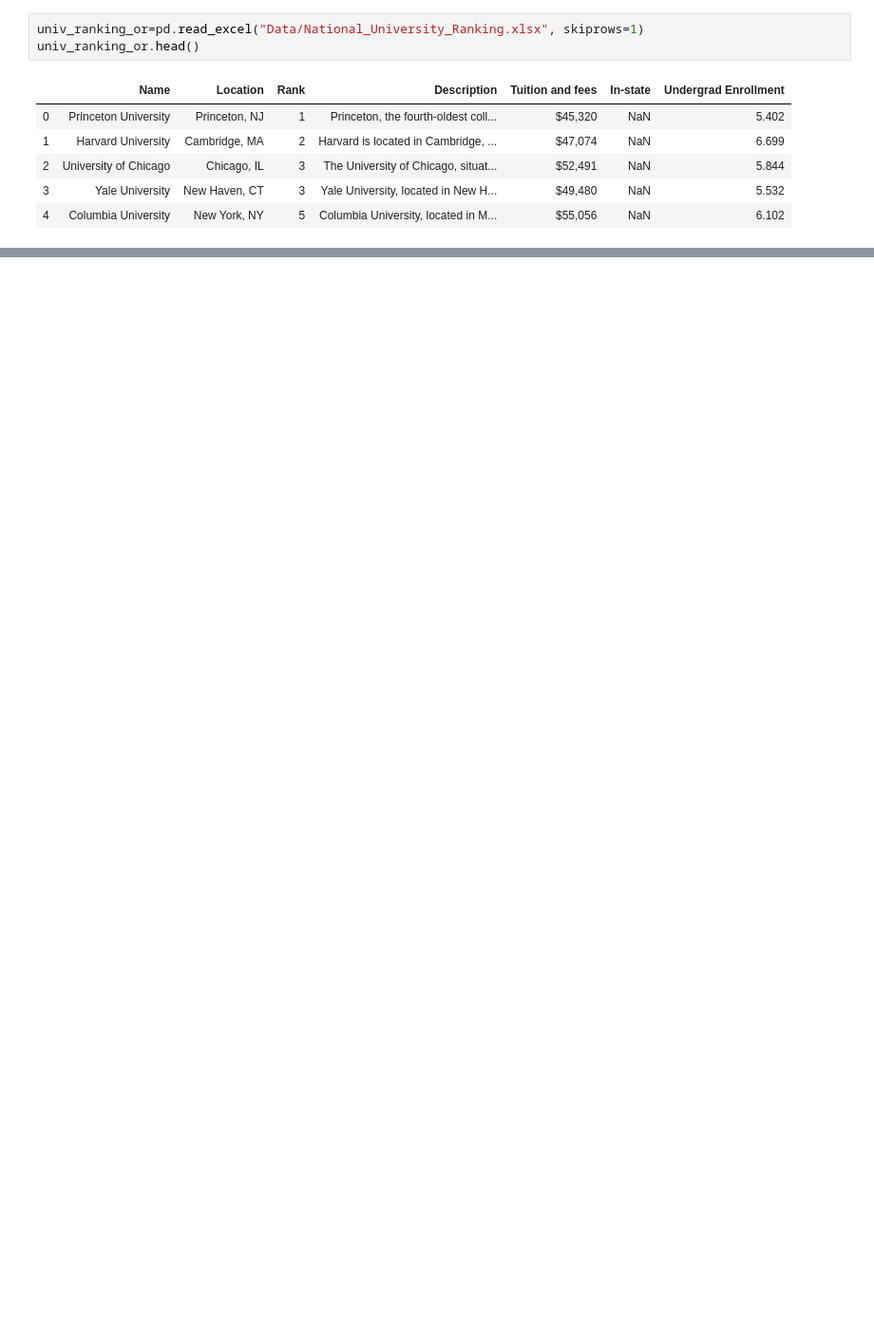
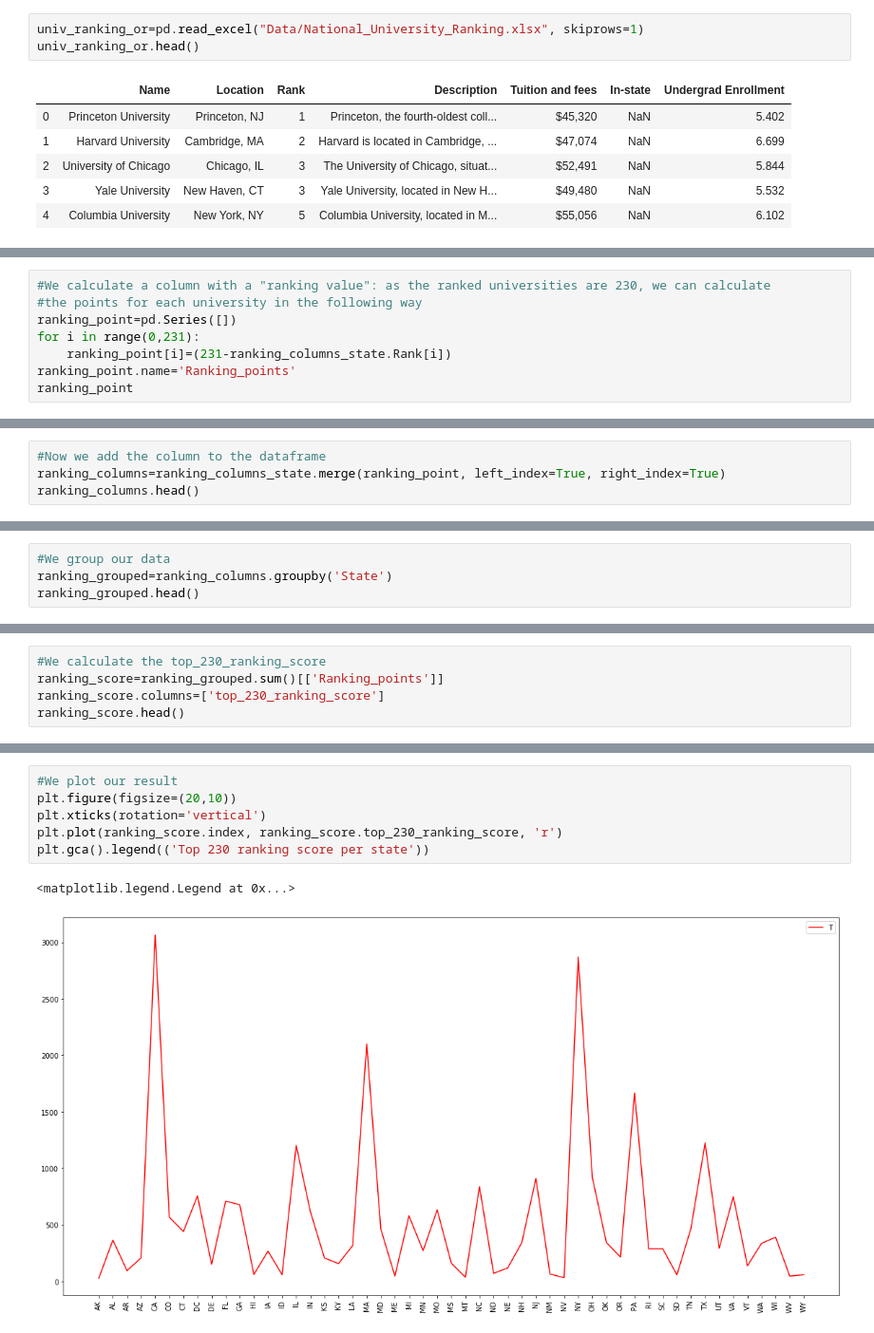
Before and after one commit to steber97/RecursionFairies_AdaProject, a Jupyter notebook: csv_datasets.ipynb, the cells around one changed output, grey strips where cells are left out. Shown: that part at 95% size. Drawn from its saved outputs; the diff is of its cells as text; blank space fills up the shorter version.

```diff
--- a/csv_datasets.ipynb
+++ b/csv_datasets.ipynb
@@ -541,0 +679,8 @@ univ_ranking_or.head()
+# %%
+#We calculate a column with a "ranking value": as the ranked universities are 230, we can calculate
+#the points for each university in the following way
+ranking_point=pd.Series([])
+for i in range(0,231):
+    ranking_point[i]=(231-ranking_columns_state.Rank[i])
+ranking_point.name='Ranking_points'
+ranking_point
@@ -541,0 +700,4 @@ univ_ranking_or.head()
+# %%
+#Now we add the column to the dataframe
+ranking_columns=ranking_columns_state.merge(ranking_point, left_index=True, right_index=True)
+ranking_columns.head()
@@ -541,0 +714,4 @@ univ_ranking_or.head()
+# %%
+#We group our data
+ranking_grouped=ranking_columns.groupby('State')
+ranking_grouped.head()
@@ -541,0 +732,5 @@ univ_ranking_or.head()
+# %%
+#We calculate the top_230_ranking_score
+ranking_score=ranking_grouped.sum()[['Ranking_points']]
+ranking_score.columns=['top_230_ranking_score']
+ranking_score.head()
@@ -541,0 +745,9 @@ univ_ranking_or.head()
+# %%
+#We plot our result
+plt.figure(figsize=(20,10))
+plt.xticks(rotation='vertical')
+plt.plot(ranking_score.index, ranking_score.top_230_ranking_score, 'r')
+plt.gca().legend(('Top 230 ranking score per state'))
+# %% [output]
+<matplotlib.legend.Legend at 0x...>
+[figure, added]
```
Also changed, not shown: parts of 26 cells of this notebook, 1 other file.
